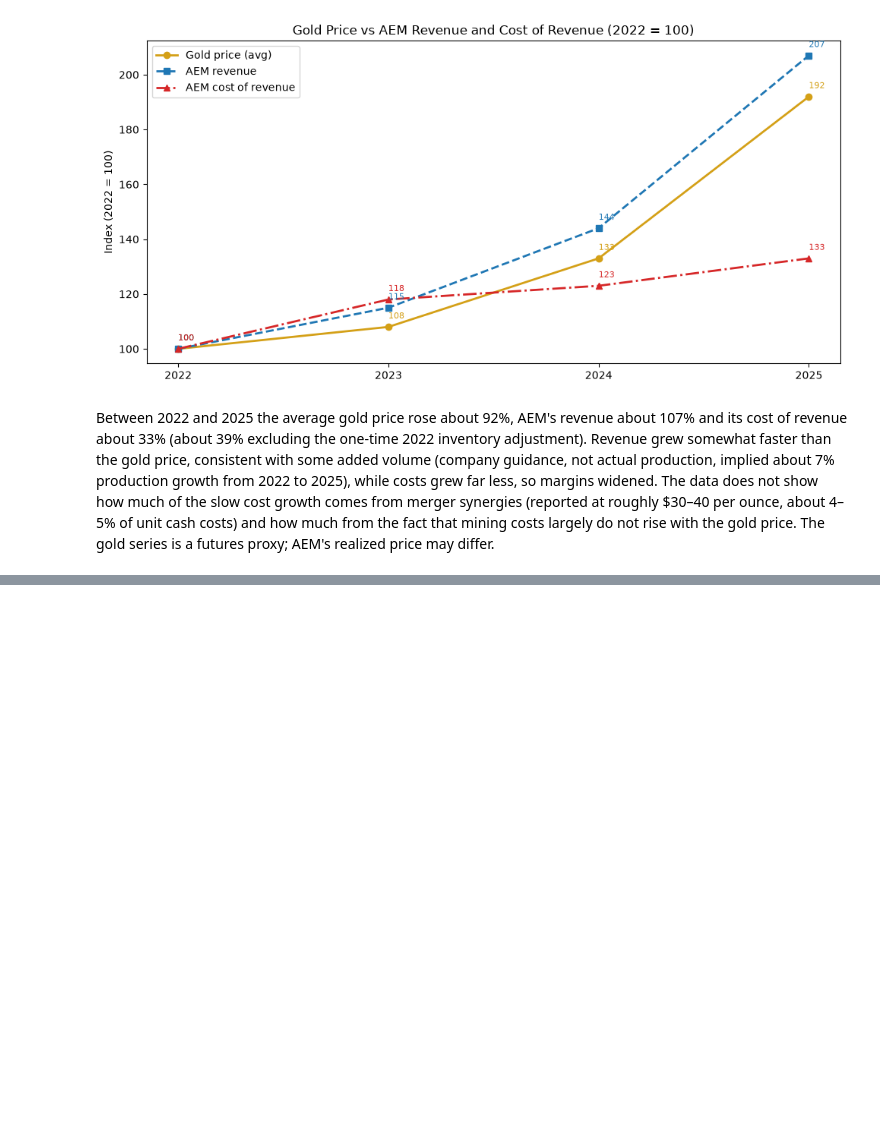
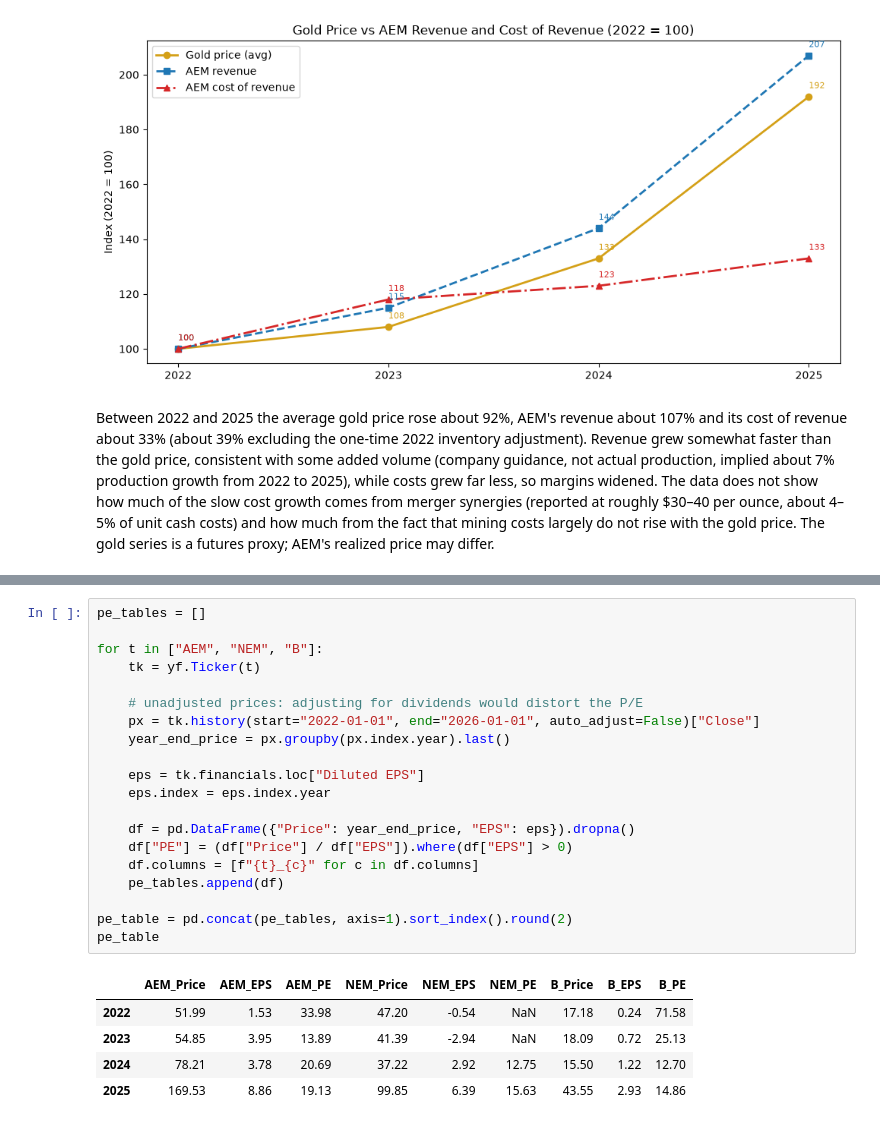
Before and after one commit to ChristopheAbelem/agnico-kirkland-ma-analysis, a Jupyter notebook: notebooks/01_data_collection.ipynb, the cells around one changed output, grey strips where cells are left out. Saved outputs shown, nothing was run; the diff lists cells and outputs as text; blank space fills up the shorter version.

```diff
--- a/notebooks/01_data_collection.ipynb
+++ b/notebooks/01_data_collection.ipynb
@@ -319,0 +327,26 @@ a futures proxy; AEM's realized price may differ.
+# %%
+pe_tables = []
+
+for t in ["AEM", "NEM", "B"]:
+    tk = yf.Ticker(t)
+
+    # unadjusted prices: adjusting for dividends would distort the P/E
+    px = tk.history(start="2022-01-01", end="2026-01-01", auto_adjust=False)["Close"]
+    year_end_price = px.groupby(px.index.year).last()
+
+    eps = tk.financials.loc["Diluted EPS"]
+    eps.index = eps.index.year
+
+    df = pd.DataFrame({"Price": year_end_price, "EPS": eps}).dropna()
+    df["PE"] = (df["Price"] / df["EPS"]).where(df["EPS"] > 0)
+    df.columns = [f"{t}_{c}" for c in df.columns]
+    pe_tables.append(df)
+
+pe_table = pd.concat(pe_tables, axis=1).sort_index().round(2)
+pe_table
+# %% [output]
+|  | AEM_Price | AEM_EPS | AEM_PE | NEM_Price | NEM_EPS | NEM_PE | B_Price | B_EPS | B_PE |
+| 2022 | 51.99 | 1.53 | 33.98 | 47.20 | -0.54 | NaN | 17.18 | 0.24 | 71.58 |
+| 2023 | 54.85 | 3.95 | 13.89 | 41.39 | -2.94 | NaN | 18.09 | 0.72 | 25.13 |
+| 2024 | 78.21 | 3.78 | 20.69 | 37.22 | 2.92 | 12.75 | 15.50 | 1.22 | 12.70 |
+| 2025 | 169.53 | 8.86 | 19.13 | 99.85 | 6.39 | 15.63 | 43.55 | 2.93 | 14.86 |
```
Also changed, not shown: parts of 5 cells of this notebook.
